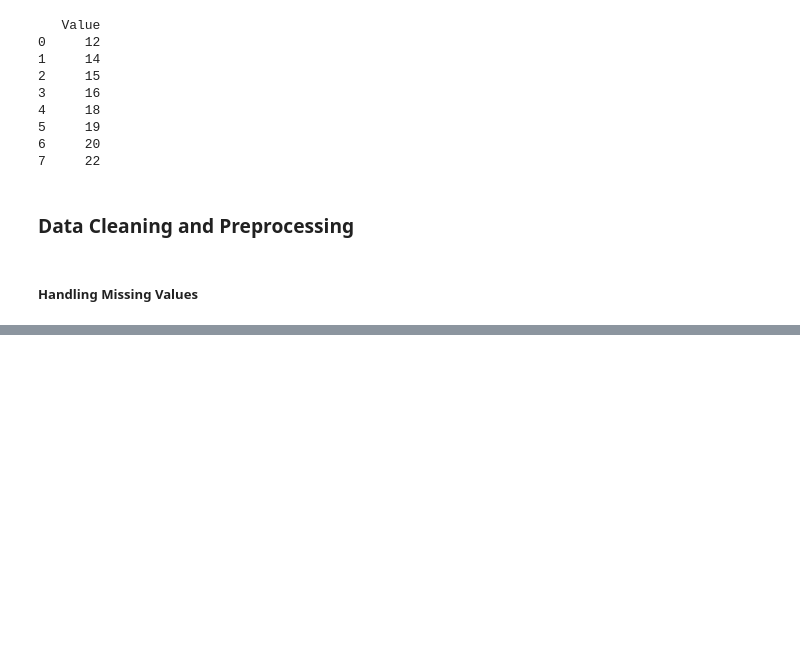
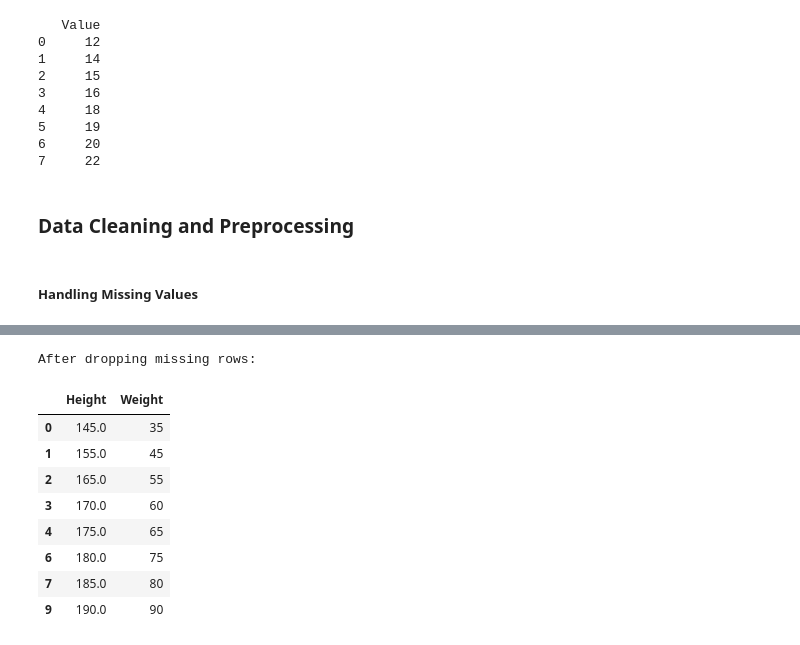
Before and after one commit to horacekangholie/ds-eda-data-preprocessing, a Jupyter notebook: notebooks/data_preprocessing.ipynb, the cells around one changed output, grey strips where cells are left out. Drawn from its saved outputs; the diff is of its cells as text; code cells hidden in the pictures; blank space fills up the shorter version.

```diff
--- a/notebooks/data_preprocessing.ipynb
+++ b/notebooks/data_preprocessing.ipynb
@@ -237,0 +262,17 @@ print(df_cleaned)
+# %%
+# If the fraction of missing data is very small, you may simply remove those records
+df = pd.DataFrame(data)
+df.dropna(inplace=True)
+print("After dropping missing rows:")
+df
+# %% [output]
+After dropping missing rows:
+|  | Height | Weight |
+| 0 | 145.0 | 35 |
+| 1 | 155.0 | 45 |
+| 2 | 165.0 | 55 |
+| 3 | 170.0 | 60 |
+| 4 | 175.0 | 65 |
+| 6 | 180.0 | 75 |
+| 7 | 185.0 | 80 |
+| 9 | 190.0 | 90 |
```
Also changed, not shown: parts of 8 cells of this notebook, 1 other file.
